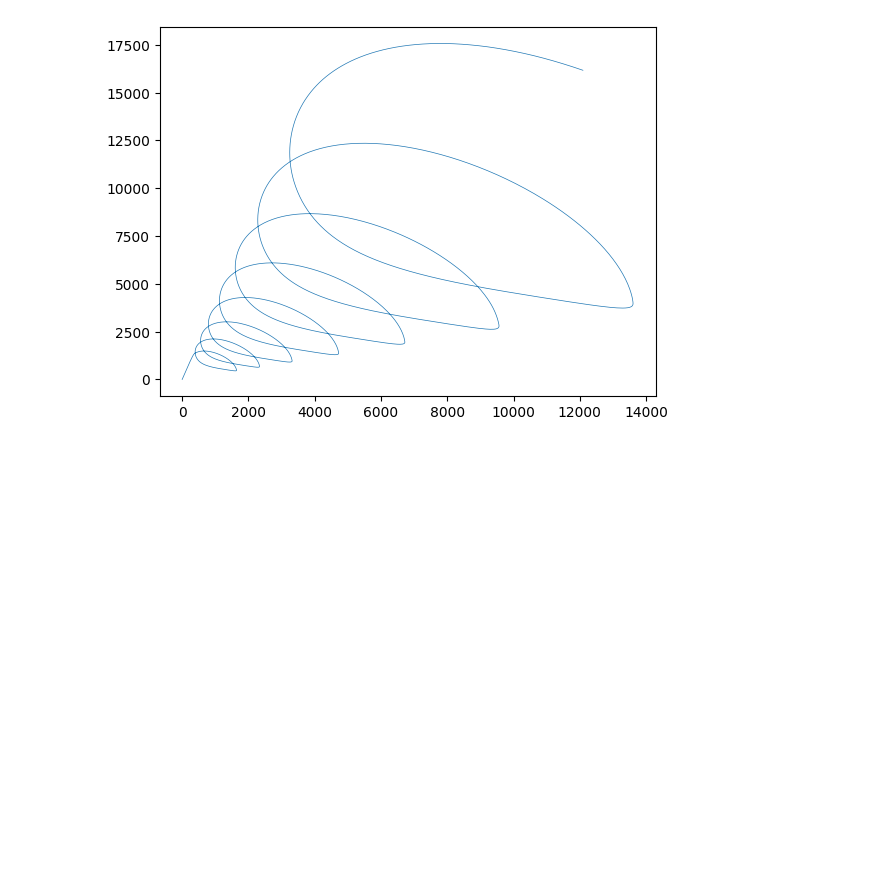
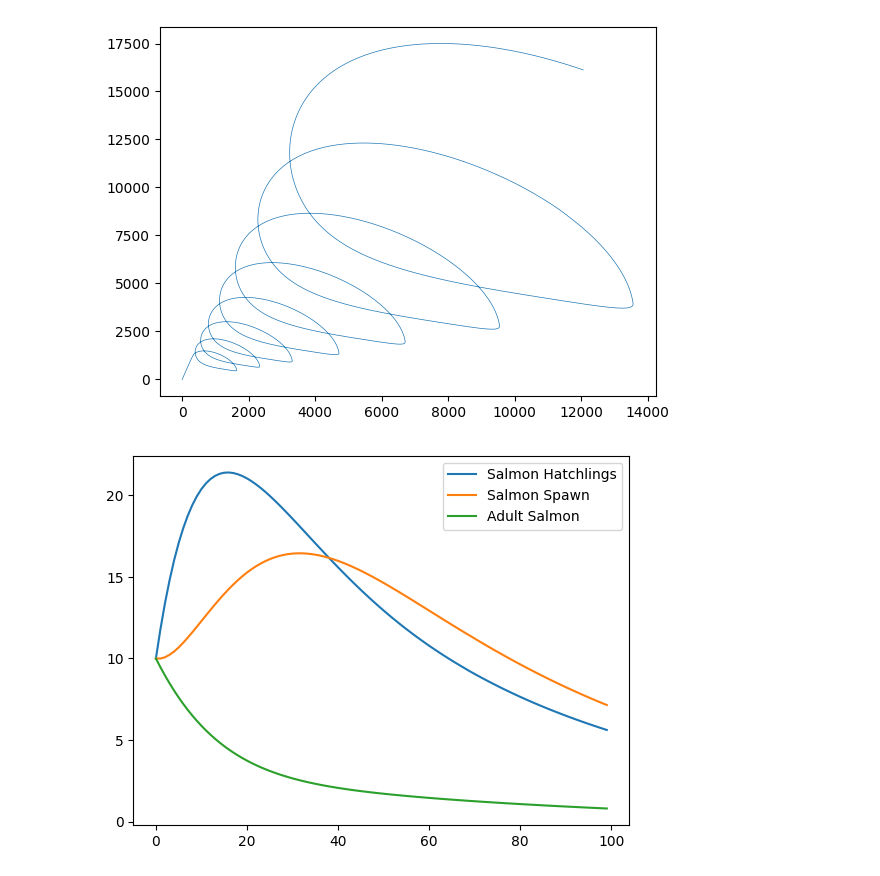
Before and after one commit to AlexanderNez/MCM_2024, a Jupyter notebook: FoodChain.ipynb, the cells around one changed output. Drawn from its saved outputs; the diff is of its cells as text; code cells hidden in the pictures; blank space fills up the shorter version.

```diff
--- a/FoodChain.ipynb
+++ b/FoodChain.ipynb
@@ -244,3 +244,40 @@ plt.plot(sol.y[2,:],sol.y[3,:],linewidth=0.5)
 # %% [output]
 [<matplotlib.lines.Line2D at 0x...>]
 [figure]
+# %%
+import numpy as np
+import matplotlib.pyplot as plt
+from scipy.integrate import solve_ivp
+from mpl_toolkits.mplot3d import Axes3D
+
+
+def lamprey(t):
+    return 0.8
+
+
+par = {'hatchling_growth':0.8,'spawn_growth':0.05,'spawn_death':0.05,'adult_growth':0.005,'adult_death':0.01,'fishing_rate':0.05,
+    'lamprey':lamprey}
+
+y0 = [10,10,10]
+
+def Salmon(t,y,par):
+
+    S_h,S_s,S = y
+
+    dS_h = par['hatchling_growth'] * S * par['lamprey'](t) - par['spawn_growth'] * S_h
+    dS_s = par['spawn_growth'] * S_h - par['spawn_death'] * S_s - par['adult_growth'] * S_s
+    dS = par['adult_growth'] * S_s - par['adult_death'] * S -par['fishing_rate'] * S
+
+    return np.array([dS_h,dS_s,dS])
+
+t_span = [0,100]
+
+sol = solve_ivp(fun=lambda t,y: Salmon(t,y,par),t_span=t_span,y0=y0,method="LSODA",t_eval=np.linspace(0,t_span[1],t_span[1]))
+
+labels = ['Salmon Hatchlings','Salmon Spawn','Adult Salmon']
+for i in range(0,3):
+    plt.plot(sol.y[i,:],label = labels[i])
+plt.legend()
+plt.show()
+# %% [output]
+[figure, added]
```
Also changed, not shown: parts of 1 cell of this notebook.
